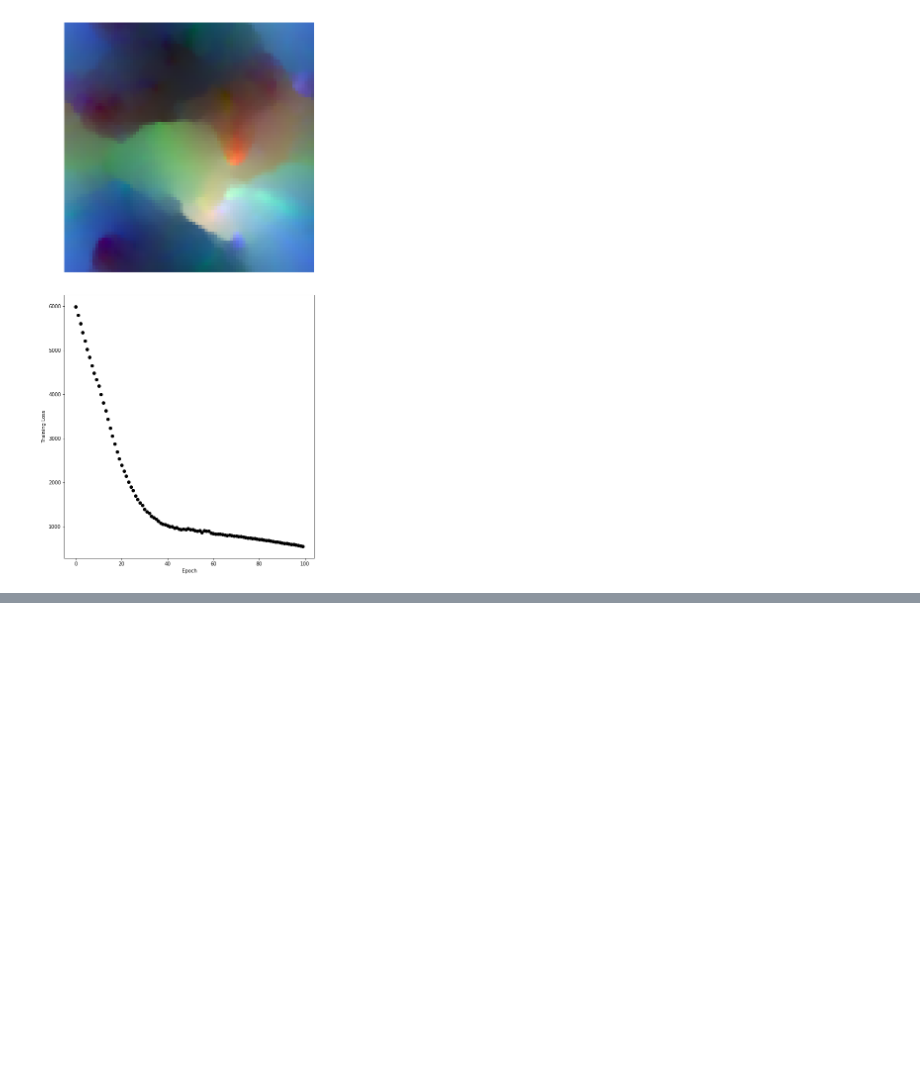
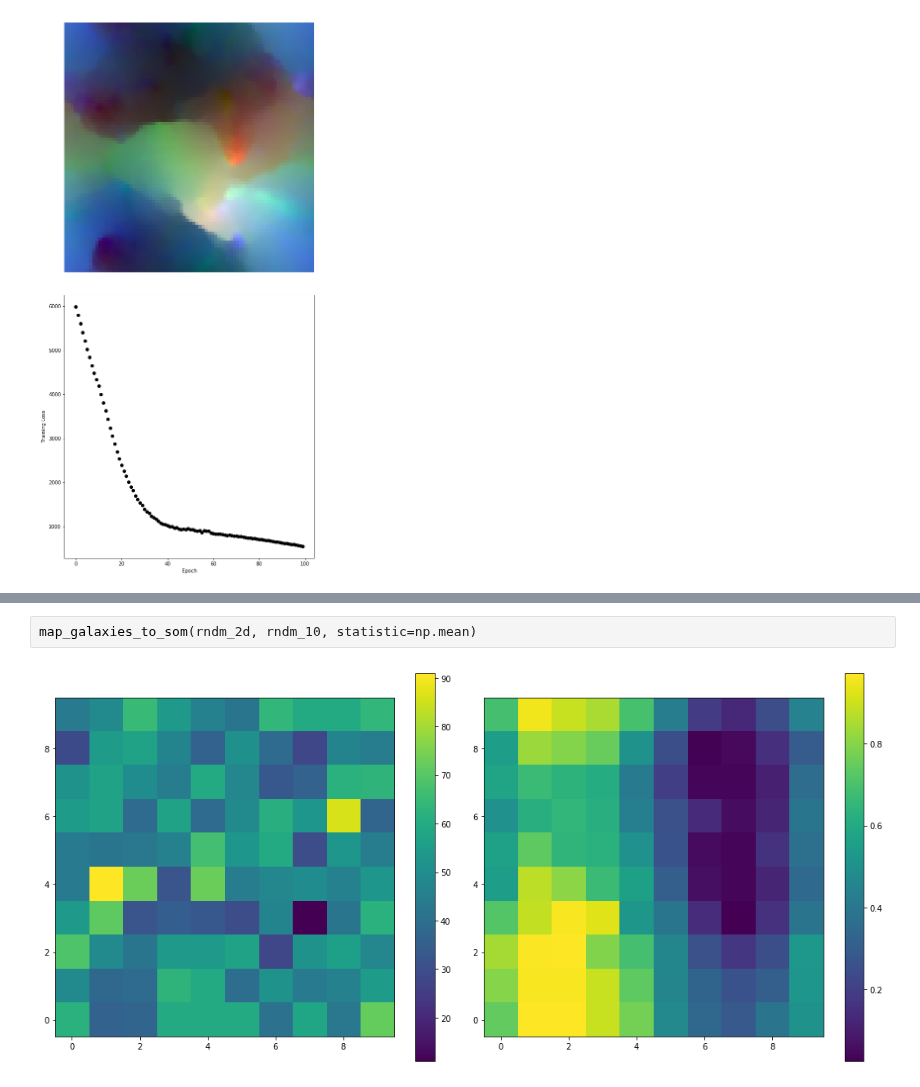
Before and after one commit to LSSTDESC/pz_bayes, a Jupyter notebook: notebooks/feature_likelihood.ipynb, the cells around one changed output, grey strips where cells are left out. Drawn from its saved outputs; the diff is of its cells as text; blank space fills up the shorter version.

```diff
--- a/notebooks/feature_likelihood.ipynb
+++ b/notebooks/feature_likelihood.ipynb
@@ -447,0 +461,4 @@ print(time.time() - start)
+# %%
+map_galaxies_to_som(rndm_2d, rndm_10, statistic=np.mean)
+# %% [output]
+[figure, added]
```
Also changed, not shown: parts of 8 cells of this notebook.
